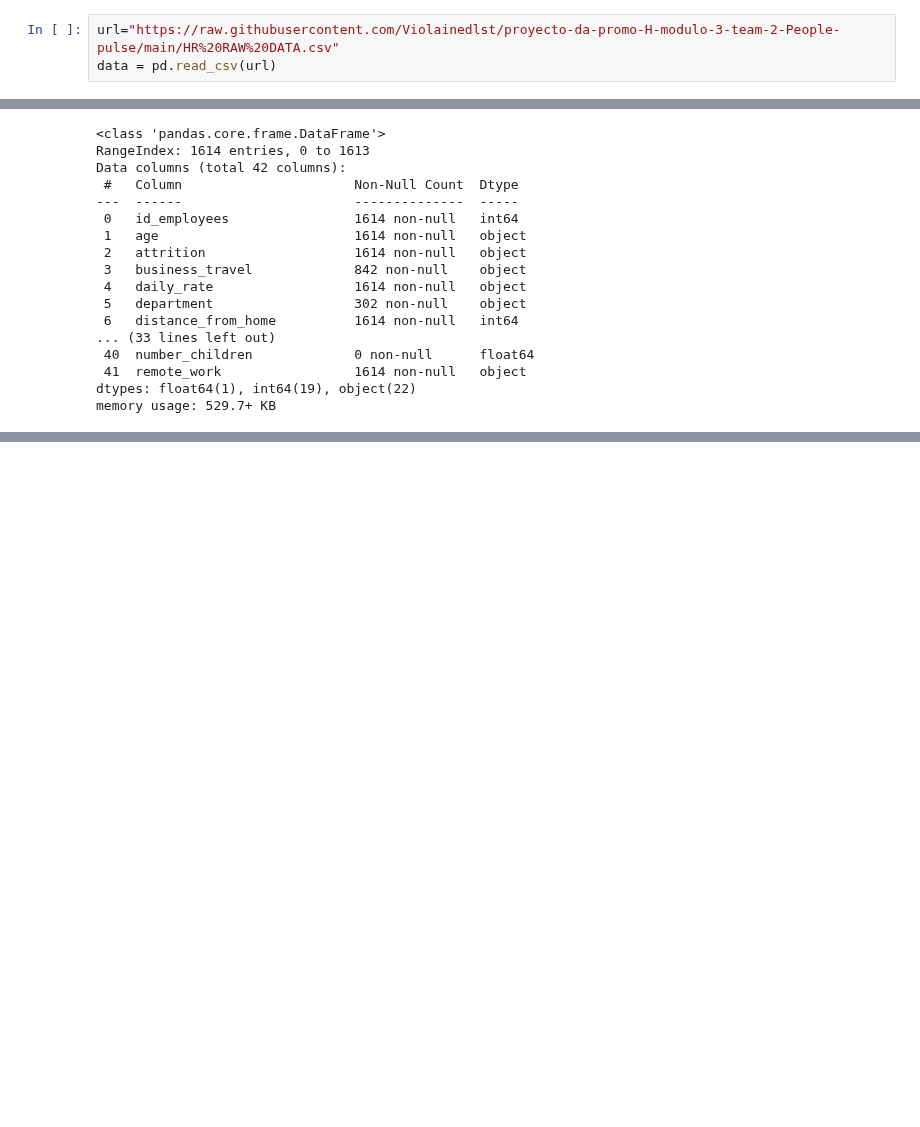
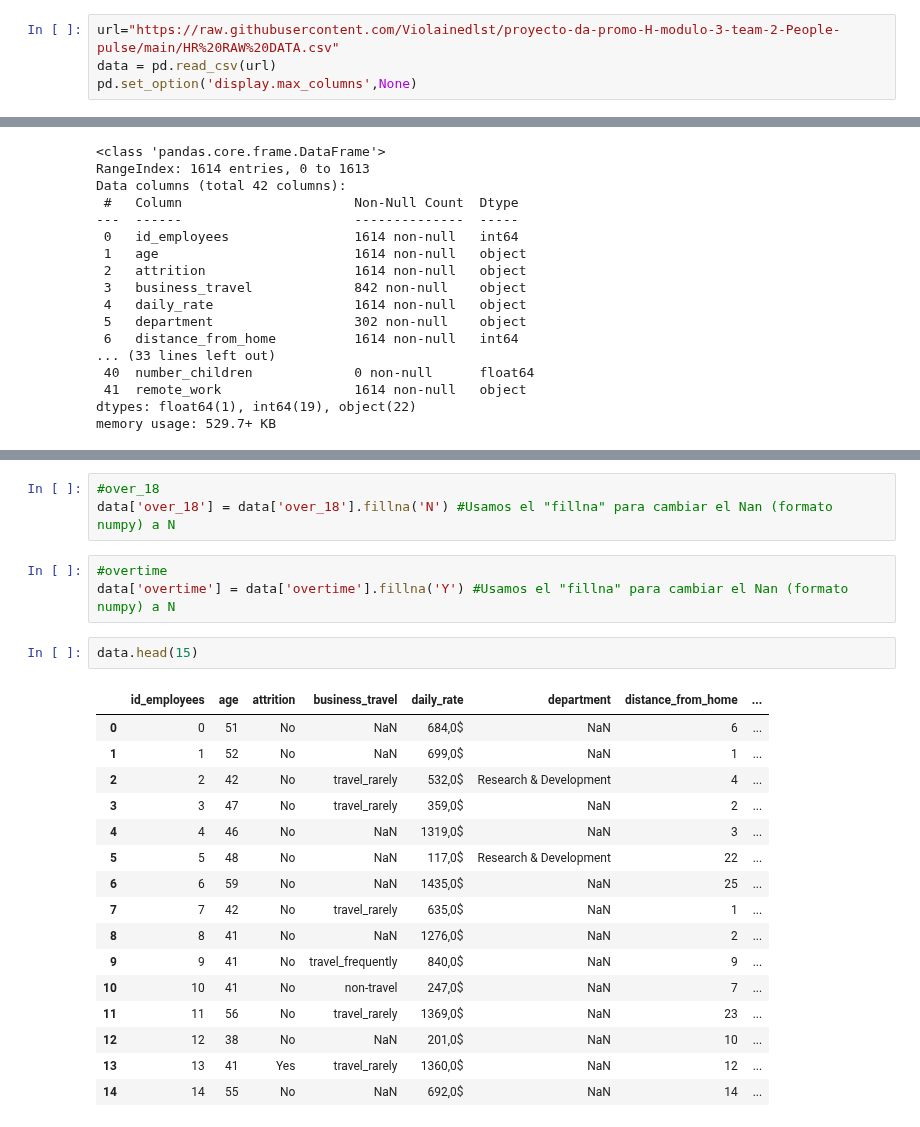
Before and after one commit to Violainedlst/proyecto-da-promo-H-modulo-3-team-2-People-pulse, a Jupyter notebook: Fase2_TDD.ipynb, the cells around one changed output, grey strips where cells are left out. Drawn from its saved outputs; the diff is of its cells as text; blank space fills up the shorter version.

```diff
--- a/Fase2_TDD.ipynb
+++ b/Fase2_TDD.ipynb
@@ -7,6 +8,7 @@ import pandas as pd
 # %%
 url="https://raw.githubusercontent.com/Violainedlst/proyecto-da-promo-H-modulo-3-team-2-People-pulse/main/HR%20RAW%20DATA.csv"
 data = pd.read_csv(url)
+pd.set_option('display.max_columns',None)
 # %% [markdown]
 ## Sacamos la información de csv para ver los tipos de datos de cada columna
 # %%
@@ -143,0 +158,25 @@ memory usage: 529.7+ KB
+# %%
+#over_18
+data['over_18'] = data['over_18'].fillna('N') #Usamos el "fillna" para cambiar el Nan (formato numpy) a N
+# %%
+#overtime
+data['overtime'] = data['overtime'].fillna('Y') #Usamos el "fillna" para cambiar el Nan (formato numpy) a N
+# %%
+data.head(15)
+# %% [output]
+|  | id_employees | age | attrition | business_travel | daily_rate | department | distance_from_home | ... |
+| 0 | 0 | 51 | No | NaN | 684,0$ | NaN | 6 | ... |
+| 1 | 1 | 52 | No | NaN | 699,0$ | NaN | 1 | ... |
+| 2 | 2 | 42 | No | travel_rarely | 532,0$ | Research & Development | 4 | ... |
+| 3 | 3 | 47 | No | travel_rarely | 359,0$ | NaN | 2 | ... |
+| 4 | 4 | 46 | No | NaN | 1319,0$ | NaN | 3 | ... |
+| 5 | 5 | 48 | No | NaN | 117,0$ | Research & Development | 22 | ... |
+| 6 | 6 | 59 | No | NaN | 1435,0$ | NaN | 25 | ... |
+| 7 | 7 | 42 | No | travel_rarely | 635,0$ | NaN | 1 | ... |
+| 8 | 8 | 41 | No | NaN | 1276,0$ | NaN | 2 | ... |
+| 9 | 9 | 41 | No | travel_frequently | 840,0$ | NaN | 9 | ... |
+| 10 | 10 | 41 | No | non-travel | 247,0$ | NaN | 7 | ... |
+| 11 | 11 | 56 | No | travel_rarely | 1369,0$ | NaN | 23 | ... |
+| 12 | 12 | 38 | No | NaN | 201,0$ | NaN | 10 | ... |
+| 13 | 13 | 41 | Yes | travel_rarely | 1360,0$ | NaN | 12 | ... |
+| 14 | 14 | 55 | No | NaN | 692,0$ | NaN | 14 | ... |
```
Also changed, not shown: parts of 3 cells of this notebook.
